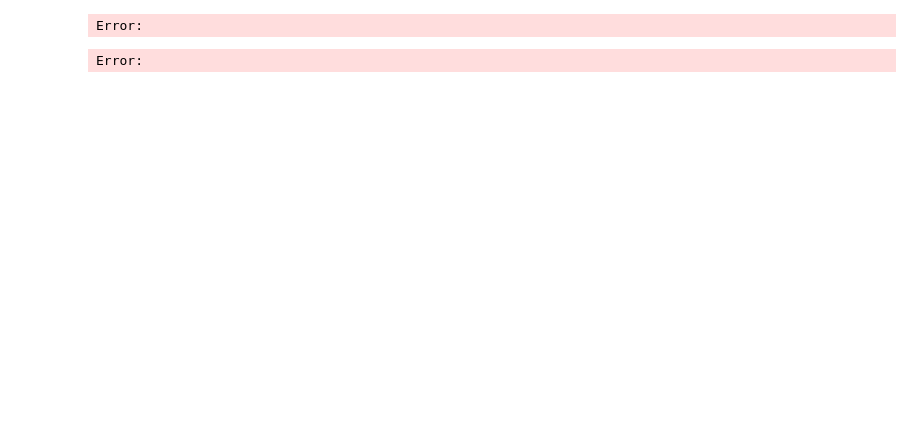
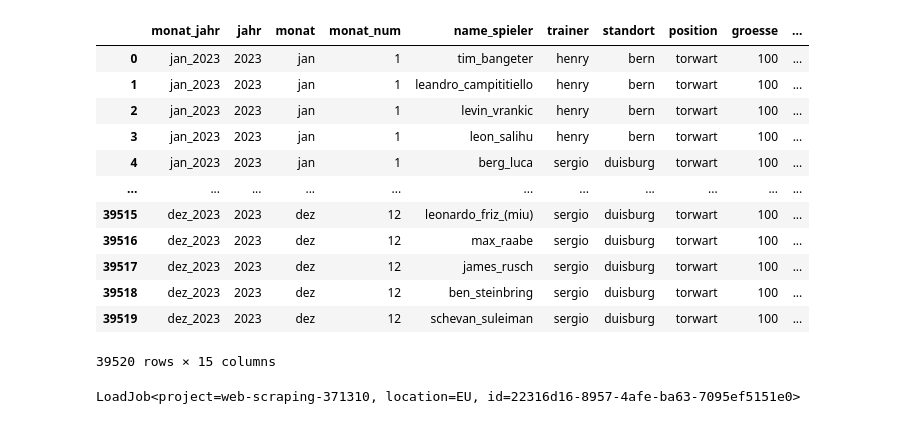
Before and after one commit to omar-elmaria/dfp_spielerbeurteilung_dashboard, a Jupyter notebook: notebook.ipynb, the cells around one changed output. Cells and saved outputs as stored; diff of their text form; code cells hidden in the pictures; blank space fills up the shorter version.

Commit message:
update notebook based on new data sources

```diff
--- a/notebook.ipynb
+++ b/notebook.ipynb
@@ -296 +329,32 @@ Error:
+# %%
+# Define a function that reads all tabs of a Google Sheet
+def google_sheet_reader(sheet_key):
+    # Replace 'your_service_account.json' with the filename of your service account key.
+    SERVICE_ACCOUNT_FILE = os.path.expanduser("~") + "/service_account_key.json"
+
+    # Authenticate with Google Sheets API using the service account credentials
+    scope = ['https://spreadsheets.google.com/feeds', 'https://www.googleapis.com/auth/drive']
+    creds = ServiceAccountCredentials.from_json_keyfile_name(SERVICE_ACCOUNT_FILE, scope)
+    client = gspread.authorize(creds)
+
+    # Open the spreadsheet
+    spreadsheet = client.open_by_key(sheet_key)
+
+    # Loop over all the worksheets and extract the data
+    df_list = []
+    for wk in spreadsheet.worksheets():
+        # Get all values from the worksheet
+        df = pd.DataFrame(wk.get_all_records(empty2zero=False, default_blank=None))
+
+        # Add a new column called "jahr" and fill it with the year of the worksheet
+        df["jahr"] = "20" + str(re.findall(pattern=r"(?<=_).*", string=wk.title)[0])
+
+        # Append to the list of dataframes
+        df_list.append(df)
+
+    # Concatenate all dataframes in the list to one dataframe
+    df = pd.concat(df_list)
+
+    # Return df
+    return df
 # %%
@@ -316,4 +397,7 @@ Error:
 # %%
+# Make the names of all columns lowercase
+df.columns = map(str.lower, df.columns)
+
 # Replace all spaces in column names with underscores and remove all special characters
 for char in special_chars:
     df.columns = df.columns.str.replace(char, "")
@@ -332,5 +416,8 @@ df.columns = df.columns.str.replace("  ", " ")
 # Replace all spaces with underscores
 df.columns = df.columns.str.replace(" ", "_")
 
+# Replace all the double underscores with single underscores
+df.columns = df.columns.str.replace("__", "_")
+
 df.columns
 # %% [output]
@@ -350,4 +453,7 @@ Error:
 # %%
+# Drop columns that are called bemerkungen_und_hinweise
+df = df.drop(columns=[col for col in df.columns if "bemerkungen_und_hinweise" in col])
+
 # Fill all "-" values with None
 df = df.replace("-", None)
 
@@ -365,35 +471,50 @@ df["monat_jahr"] = df["monat"] + "_" + df["jahr"]
 
 # Add "monat_num" column, which is the number of the month
 df["monat_num"] = df["monat"].map(
     {
         "jan": 1,
         "feb": 2,
         "mar": 3,
         "apr": 4,
         "mai": 5,
         "jun": 6,
         "jul": 7,
         "aug": 8,
         "sep": 9,
         "okt": 10,
         "nov": 11,
         "dez": 12,
     }
 )
 
 # Melt the dataset so that all columns after standort excluding bemerkungen_und_hinweise are in one column
 df_melted = pd.melt(
     df,
-    id_vars=["monat_jahr", "jahr", "monat", "monat_num", "name_spieler", "trainer", "standort", "bemerkungen_und_hinweise"],
+    id_vars=[
+        "monat_jahr", "jahr", "monat", "monat_num", "name_spieler", "trainer", "standort",
+        "position", "groesse", "nationalitaet", "alter", "paket", "vertrag"
+    ],
     var_name="kriterium",
     value_name="bewertung",
 )
 
 # Change the data type of the bewertung column to float
 df_melted["bewertung"] = df_melted["bewertung"].astype(float)
 df_melted
 # %% [output]
+|  | monat_jahr | jahr | monat | monat_num | name_spieler | trainer | standort | position | groesse | ... |
+| 0 | jan_2023 | 2023 | jan | 1 | tim_bangeter | henry | bern | torwart | 100 | ... |
+| 1 | jan_2023 | 2023 | jan | 1 | leandro_campititiello | henry | bern | torwart | 100 | ... |
+| 2 | jan_2023 | 2023 | jan | 1 | levin_vrankic | henry | bern | torwart | 100 | ... |
+| 3 | jan_2023 | 2023 | jan | 1 | leon_salihu | henry | bern | torwart | 100 | ... |
+| 4 | jan_2023 | 2023 | jan | 1 | berg_luca | sergio | duisburg | torwart | 100 | ... |
+| ... | ... | ... | ... | ... | ... | ... | ... | ... | ... | ... |
+| 39515 | dez_2023 | 2023 | dez | 12 | leonardo_friz_(miu) | sergio | duisburg | torwart | 100 | ... |
+| 39516 | dez_2023 | 2023 | dez | 12 | max_raabe | sergio | duisburg | torwart | 100 | ... |
+| 39517 | dez_2023 | 2023 | dez | 12 | james_rusch | sergio | duisburg | torwart | 100 | ... |
+| 39518 | dez_2023 | 2023 | dez | 12 | ben_steinbring | sergio | duisburg | torwart | 100 | ... |
+| 39519 | dez_2023 | 2023 | dez | 12 | schevan_suleiman | sergio | duisburg | torwart | 100 | ... |
-Error:
+39520 rows × 15 columns
 # %%
 # Upload the dataset to BigQuery
 key_path_home_dir = os.path.expanduser("~") + "/bq_credentials.json"
@@ -414,7 +535,12 @@ job_config_fussball_akademie = bigquery.LoadJobConfig(
         bigquery.SchemaField("name_spieler", "STRING"),
         bigquery.SchemaField("trainer", "STRING"),
         bigquery.SchemaField("standort", "STRING"),
-        bigquery.SchemaField("bemerkungen_und_hinweise", "STRING"),
+        bigquery.SchemaField("position", "STRING"),
+        bigquery.SchemaField("groesse", "INT64"),
+        bigquery.SchemaField("nationalitaet", "STRING"),
+        bigquery.SchemaField("alter", "STRING"),
+        bigquery.SchemaField("paket", "STRING"),
+        bigquery.SchemaField("vertrag", "STRING"),
         bigquery.SchemaField("kriterium", "STRING"),
         bigquery.SchemaField("bewertung", "FLOAT64"),
     ]
@@ -427,7 +553,7 @@ bq_client.load_table_from_dataframe(
     job_config=job_config_fussball_akademie
 ).result()
 # %% [output]
-Error:
+LoadJob<project=web-scraping-371310, location=EU, id=22316d16-8957-4afe-ba63-7095ef5151e0>
 # %%
 # Select six columns from "df"
 df_radar_view_test = df[[
```
Also changed, not shown: parts of 11 cells of this notebook.
